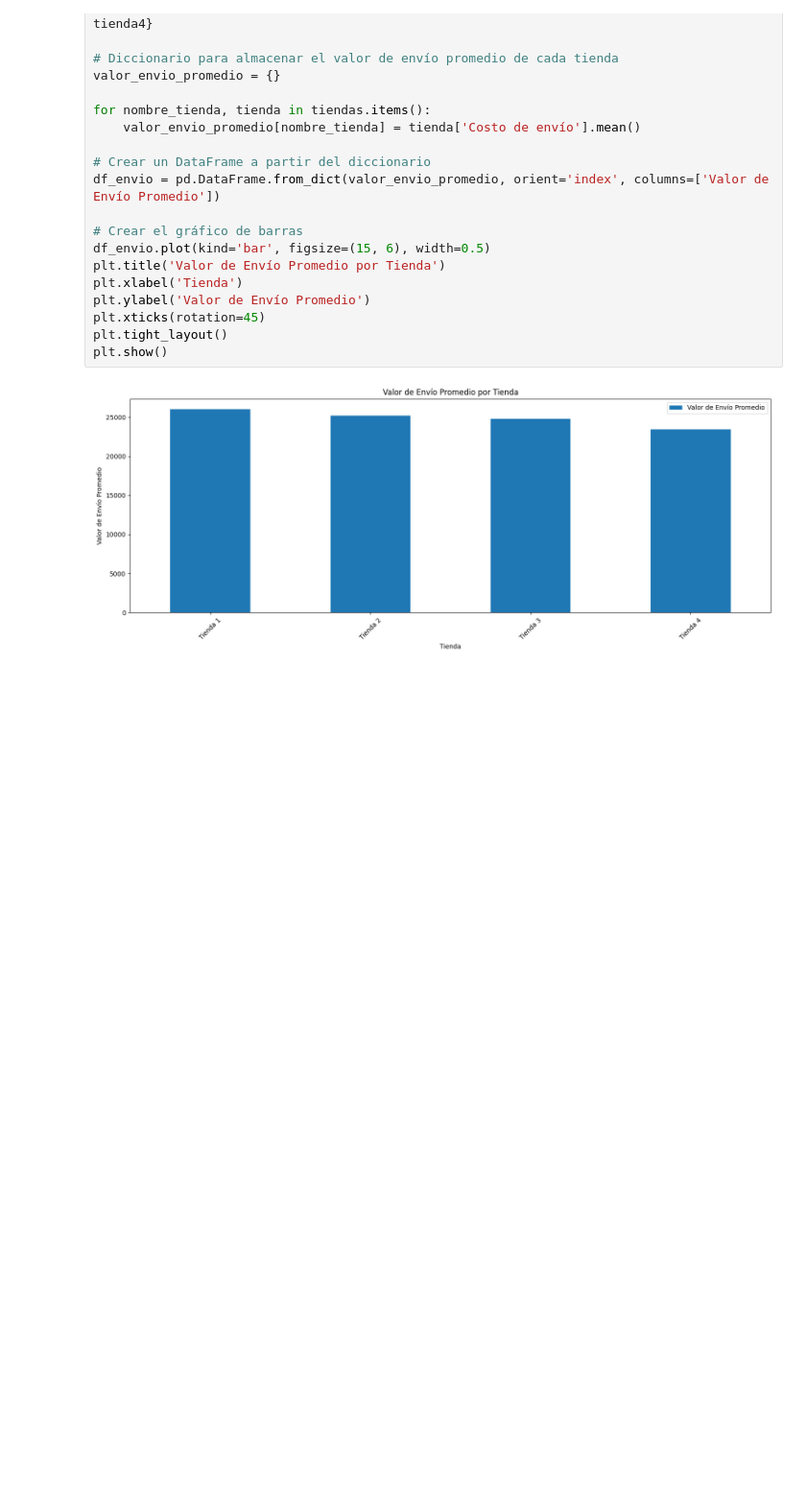
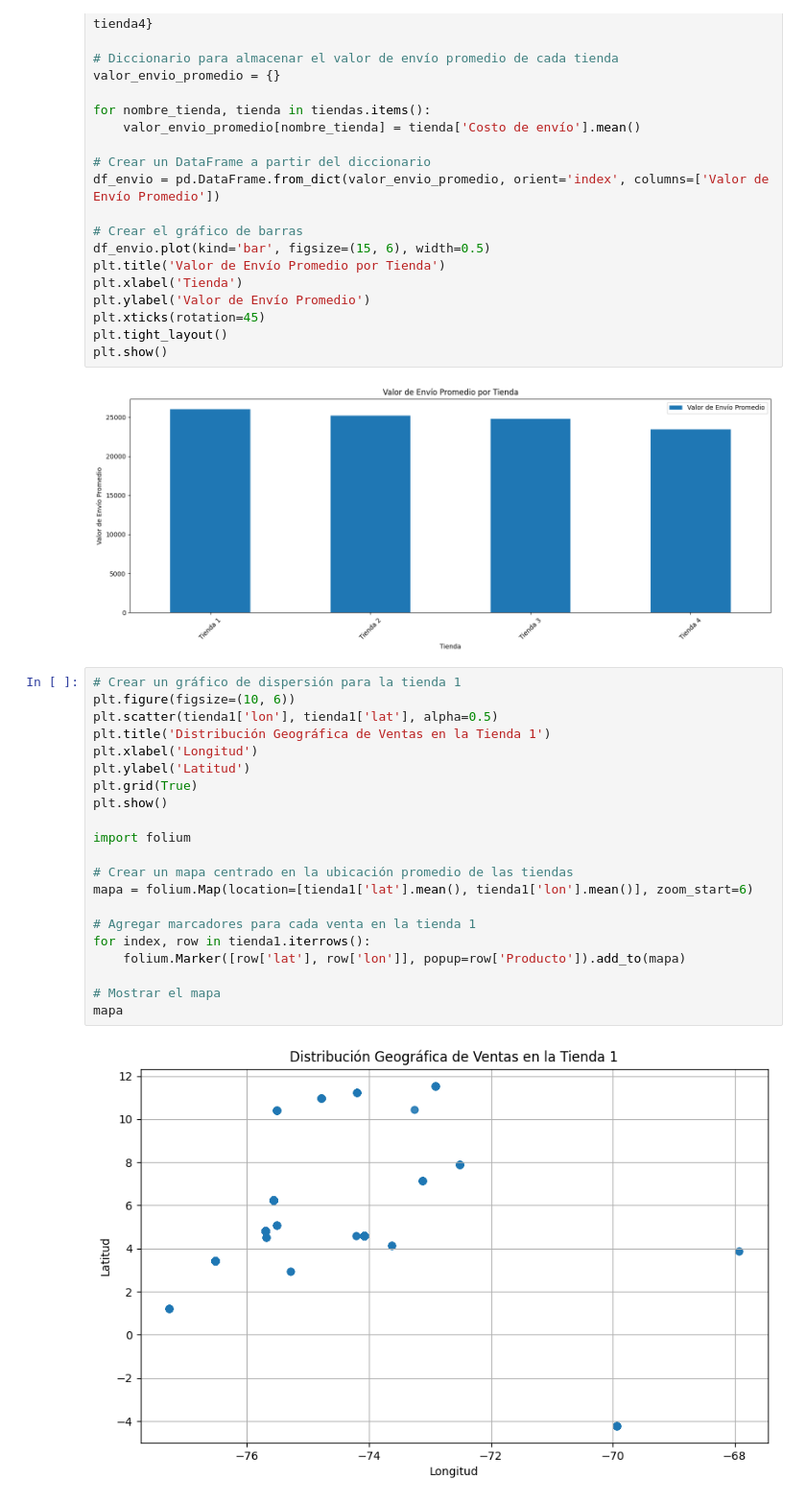
Before and after one commit to patinohoyosgisell/Challenge-Alura-Store, a Jupyter notebook: AluraStoreLatam.ipynb, the cells around one changed output. Shown at 96% size. Cells and saved outputs as stored; diff of their text form; blank space fills up the shorter version.

Commit message:
Se agrega gráfico de dispersión

```diff
--- a/AluraStoreLatam.ipynb
+++ b/AluraStoreLatam.ipynb
@@ -382,3 +382,26 @@ plt.tight_layout()
 plt.show()
 # %% [output]
 [figure]
+# %%
+# Crear un gráfico de dispersión para la tienda 1
+plt.figure(figsize=(10, 6))
+plt.scatter(tienda1['lon'], tienda1['lat'], alpha=0.5)
+plt.title('Distribución Geográfica de Ventas en la Tienda 1')
+plt.xlabel('Longitud')
+plt.ylabel('Latitud')
+plt.grid(True)
+plt.show()
+
+import folium
+
+# Crear un mapa centrado en la ubicación promedio de las tiendas
+mapa = folium.Map(location=[tienda1['lat'].mean(), tienda1['lon'].mean()], zoom_start=6)
+
+# Agregar marcadores para cada venta en la tienda 1
+for index, row in tienda1.iterrows():
+    folium.Marker([row['lat'], row['lon']], popup=row['Producto']).add_to(mapa)
+
+# Mostrar el mapa
+mapa
+# %% [output]
+[figure, added]
```
Also changed, not shown: parts of 1 cell of this notebook.
